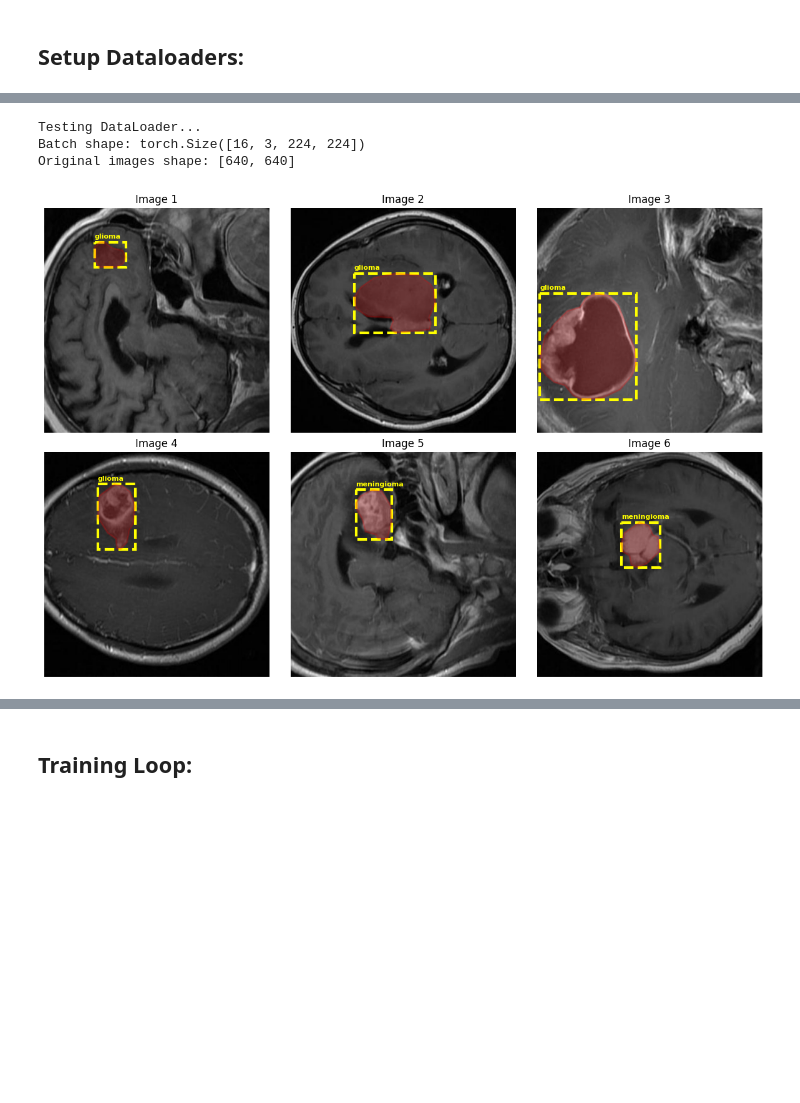
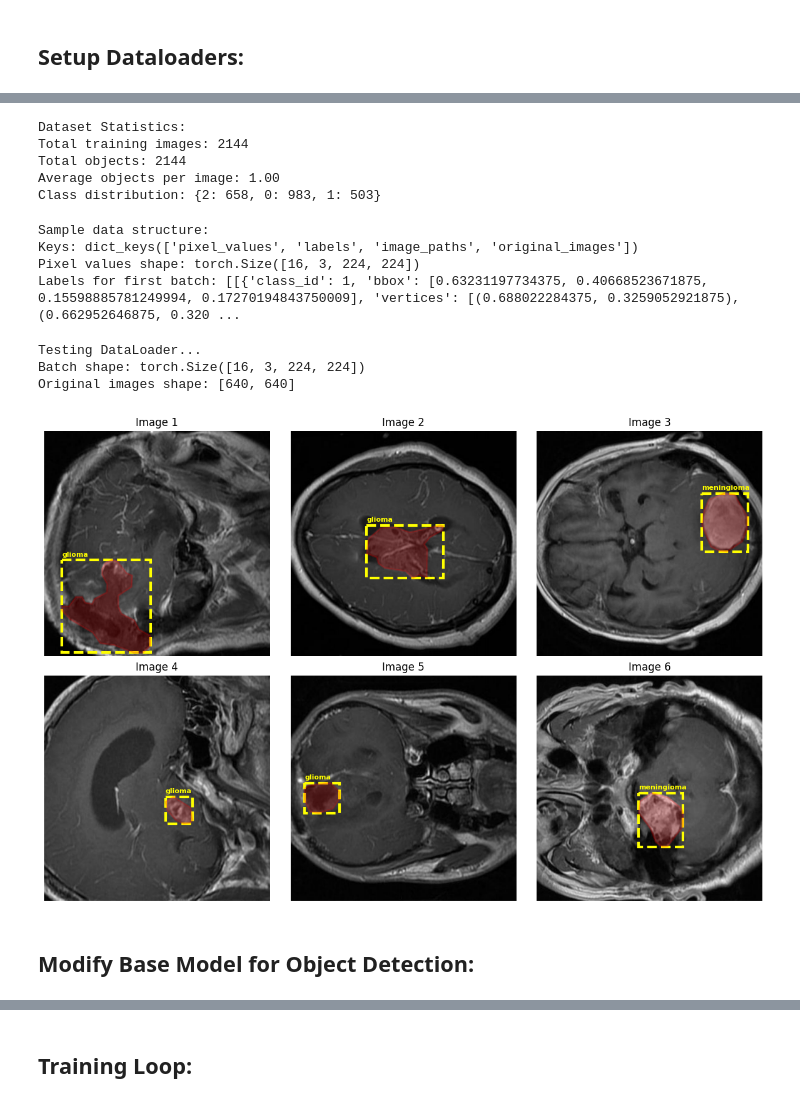
Before and after one commit to nramira/dino_finetuning, a Jupyter notebook: notebooks/notebook.ipynb, the cells around one changed output, grey strips where cells are left out. Cells and saved outputs as stored; diff of their text form; code cells hidden in the pictures; blank space fills up the shorter version.

Commit message:
Add model training and inference

```diff
--- a/notebooks/notebook.ipynb
+++ b/notebooks/notebook.ipynb
@@ -434,10 +459,10 @@ class CustomDataset(Dataset):
 
     def __getitem__(self, idx) -> Dict[str, Any]:
         img_path = self.image_files[idx]
-        image = Image.open(img_path).convert("RGB")
+        image = Image.open(img_path)
 
         label_path = self.labels_dir / f"{img_path.stem}.txt"
-        labels = self._load_labels(label_path, image.size)
+        labels = self._load_labels(label_path)
 
         # Process image
         if self.processor:
@@ -448,10 +473,9 @@ class CustomDataset(Dataset):
 
         return {"pixel_values": pixel_values, "labels": labels, "image_path": str(img_path), "original_image": image}
 
-    def _load_labels(self, labels_path: Path, image_size: Tuple[int, int]) -> List[Dict[str, Any]]:
+    def _load_labels(self, labels_path: Path) -> List[Dict[str, Any]]:
         """Load labels from text file"""
         labels = []
-        img_width, img_height = image_size
 
         with open(labels_path, "r") as f:
             lines = f.readlines()
@@ -463,8 +487,8 @@ class CustomDataset(Dataset):
 
             # Extract polygon coordinates
             coordinates = [float(i) for i in entries[1:]]
-            x_coords = [i * img_width for i in coordinates[::2]]
-            y_coords = [i * img_height for i in coordinates[1::2]]
+            x_coords = coordinates[::2]
+            y_coords = coordinates[1::2]
 
             # Get bounding box from polygon vertices
             x_min, x_max = min(x_coords), max(x_coords)
@@ -524,14 +548,6 @@ train_dataloader, test_dataloader = create_dataloaders(
 print(f"Train dataloader: {len(train_dataloader)} batches")
 print(f"Test dataloader: {len(test_dataloader)} batches")
 
-# Visualize first train batch
-for batch in train_dataloader:
-    print(f"\nBatch pixel_values shape: {batch['pixel_values'].shape}")
-    print(f"Batch labels: {batch['labels']}")
-    break
-
-# Print some statistics
-print("\nDataset Statistics:")
 total_images = 0
 total_objects = 0
 class_counts = {}
@@ -545,18 +561,6 @@ for batch in train_dataloader:
         for label in labels:
             class_id = label["class_id"]
             class_counts[class_id] = class_counts.get(class_id, 0) + 1
-
-print(f"Total training images: {total_images}")
-print(f"Total objects: {total_objects}")
-print(f"Average objects per image: {total_objects / total_images:.2f}")
-print(f"Class distribution: {class_counts}")
-
-# Test a single sample to see the data structure
-print("\nSample data structure:")
-sample = next(iter(train_dataloader))
-print(f"Keys: {sample.keys()}")
-print(f"Pixel values shape: {sample['pixel_values'].shape}")
-print(f"Labels for first image: {sample['labels'][0]}")
 # %% [output]
 Found 2144 images in ../data/BrainTumor/train/images
 Found 308 images in ../data/BrainTumor/test/images
@@ -579,3 +569,28 @@ Labels for first image: [{'class_id': 1, 'bbox': [415.376045, 411.810585, 531.25
+# %%
+# Print some statistics
+print("Dataset Statistics:")
+print(f"Total training images: {total_images}")
+print(f"Total objects: {total_objects}")
+print(f"Average objects per image: {total_objects / total_images:.2f}")
+print(f"Class distribution: {class_counts}")
+# %% [output]
+Dataset Statistics:
+Total training images: 2144
+Total objects: 2144
+Average objects per image: 1.00
+Class distribution: {2: 658, 0: 983, 1: 503}
+# %%
+# Test a single sample to see the data structure
+print("\nSample data structure:")
+sample_batch = next(iter(train_dataloader))
+print(f"Keys: {sample_batch.keys()}")
+print(f"Pixel values shape: {sample_batch['pixel_values'].shape}")
+print(f"Labels for first batch: {sample_batch['labels']}")
+# %% [output]
+Sample data structure:
+Keys: dict_keys(['pixel_values', 'labels', 'image_paths', 'original_images'])
+Pixel values shape: torch.Size([16, 3, 224, 224])
+Labels for first batch: [[{'class_id': 1, 'bbox': [0.63231197734375, 0.40668523671875, 0.15598885781249994, 0.17270194843750009], 'vertices': [(0.688022284375, 0.3259052921875), (0.662952646875, 0.320 ...
 # %%
 def visualize_batch(dataloader, num_samples=6) -> None:
     """Visualize a batch of images with YOLO bounding boxes"""
@@ -598,6 +613,7 @@ def visualize_batch(dataloader, num_samples=6) -> None:
         ax = axes[i]
         image = original_images[i]
         labels = labels_list[i]
+        img_width, img_height = F.get_size(image)
 
         # Display image
         ax.imshow(image)
@@ -609,34 +625,42 @@ def visualize_batch(dataloader, num_samples=6) -> None:
             bbox = label["bbox"]
             polygon_points = label["vertices"]
             class_id = label["class_id"]
 
             # Create rectangle patch
-            x_min, y_min, x_max, y_max = bbox
-            width = x_max - x_min
-            height = y_max - y_min
+            cx, cy, width, height = bbox
+
+            # Scale to image size
+            cx, cy, width, height = cx * img_width, cy * img_height, width * img_width, height * img_height
+            polygon_points = [(x * img_width, y * img_height) for x, y in polygon_points]
+
+            # Convert to corner format
+            x_min = cx - width / 2
+            y_min = cy - height / 2
 
             # Draw both polygon and bounding box
             rect = patches.Rectangle(
                 (x_min, y_min), width, height, linewidth=3, edgecolor="yellow", facecolor="none", linestyle="--"
             )
             polygon = patches.Polygon(
                 polygon_points, linewidth=2, edgecolor="red", facecolor="red", alpha=0.2, closed=True
             )
             ax.add_patch(rect)
             ax.add_patch(polygon)
 
             # Add class label
             ax.text(x_min, y_min - 10, f"{CLASSES_NAMES[class_id]}", color="yellow", fontsize=8, fontweight="bold")
 
     plt.tight_layout()
     plt.show()
 
 
 # Test the dataloader
 print("Testing DataLoader...")
 visualize_batch(train_dataloader)
 # %% [output]
 Testing DataLoader...
 Batch shape: torch.Size([16, 3, 224, 224])
 Original images shape: [640, 640]
-[figure, old version]
+[figure, new version]
+# %% [markdown]
+## Modify Base Model for Object Detection:
```
Also changed, not shown: parts of 36 cells of this notebook.
